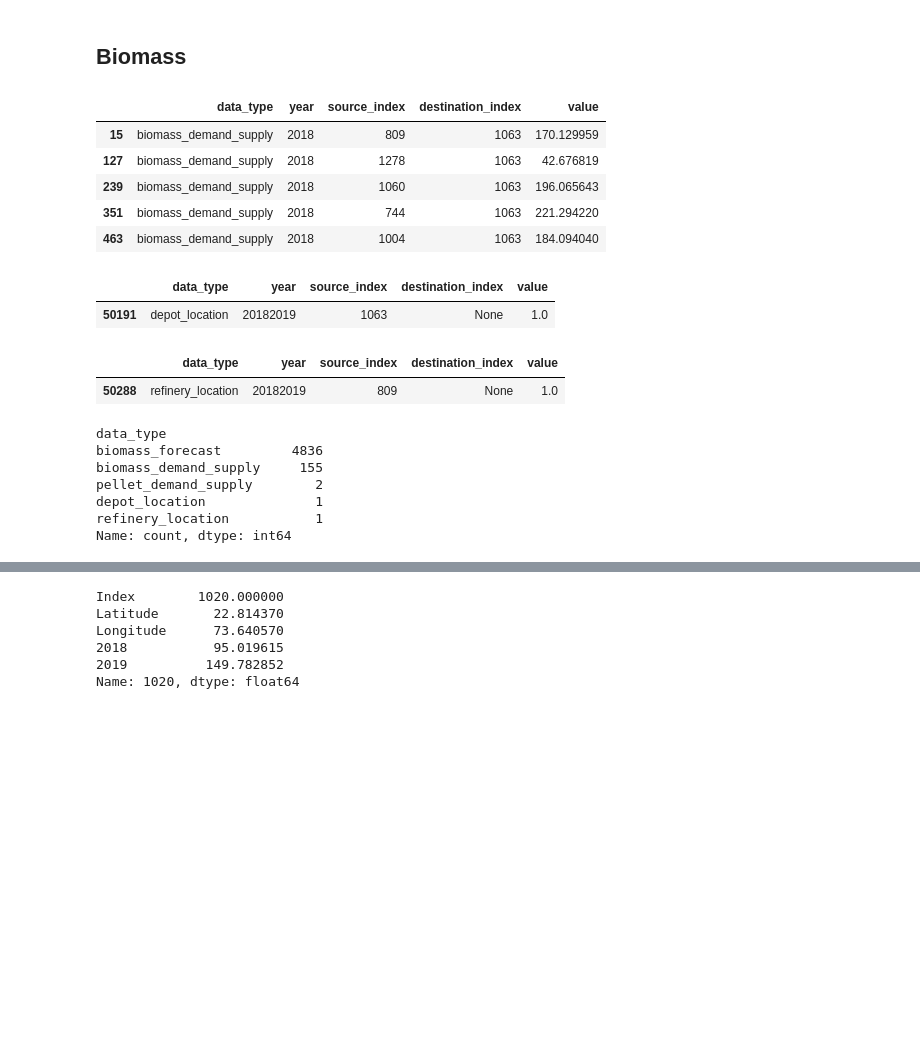
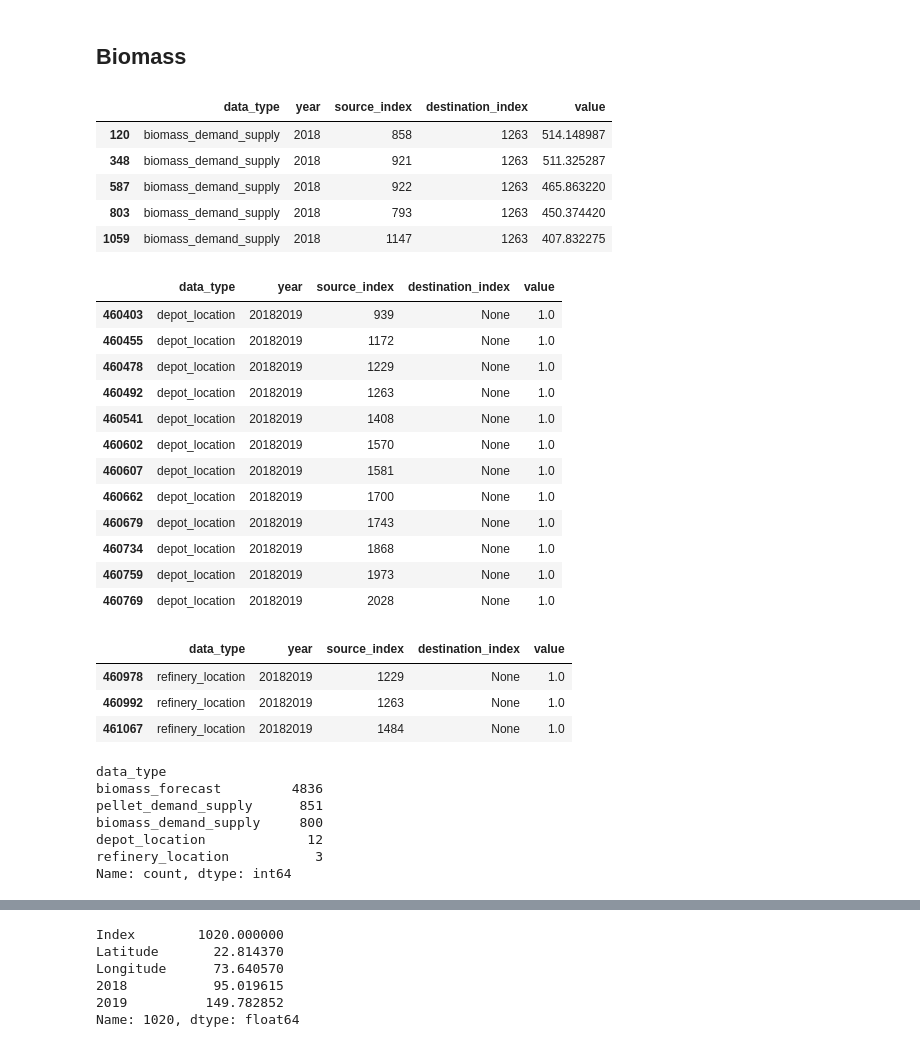
Before and after one commit to BecTome/SHELLAI_waste-to-energy, a Jupyter notebook: 002_Optimization/Alberto/Format_submission.ipynb, the cells around one changed output, grey strips where cells are left out. Saved outputs shown, nothing was run; the diff lists cells and outputs as text; code cells hidden in the pictures; blank space fills up the shorter version.

```diff
--- a/002_Optimization/Alberto/Format_submission.ipynb
+++ b/002_Optimization/Alberto/Format_submission.ipynb
@@ -6,7 +6,7 @@ import os
 
 SYNTH_DATA_PATH = '../data'
 OUT_SYNTH_DATA_PATH = '../output'
-SOLUTION_FILE = 'solution_28_07_2023_18_29_25.csv'
+SOLUTION_FILE = 'solution_17_08_2023_01_57_09.csv'
 # %% [markdown]
 - We have provided a sample solution.csv file for your reference. Your submission must
 follow the same format.
@@ -103,30 +103,43 @@ df_sol_proc = pd.concat([df_sol_proc, df_fc_sol])
 df_sol_proc.head()
 # %% [output]
 |  | data_type | year | source_index | destination_index | value |
-| 15 | biomass_demand_supply | 2018 | 809 | 1063 | 170.129959 |
-| 127 | biomass_demand_supply | 2018 | 1278 | 1063 | 42.676819 |
-| 239 | biomass_demand_supply | 2018 | 1060 | 1063 | 196.065643 |
-| 351 | biomass_demand_supply | 2018 | 744 | 1063 | 221.294220 |
-| 463 | biomass_demand_supply | 2018 | 1004 | 1063 | 184.094040 |
+| 120 | biomass_demand_supply | 2018 | 858 | 1263 | 514.148987 |
+| 348 | biomass_demand_supply | 2018 | 921 | 1263 | 511.325287 |
+| 587 | biomass_demand_supply | 2018 | 922 | 1263 | 465.863220 |
+| 803 | biomass_demand_supply | 2018 | 793 | 1263 | 450.374420 |
+| 1059 | biomass_demand_supply | 2018 | 1147 | 1263 | 407.832275 |
 # %%
-df_sol_proc[df_sol_proc['data_type'] == 'depot_location'].head()
+df_sol_proc[df_sol_proc['data_type'] == 'depot_location']#.head()
 # %% [output]
 |  | data_type | year | source_index | destination_index | value |
-| 50191 | depot_location | 20182019 | 1063 | None | 1.0 |
+| 460403 | depot_location | 20182019 | 939 | None | 1.0 |
+| 460455 | depot_location | 20182019 | 1172 | None | 1.0 |
+| 460478 | depot_location | 20182019 | 1229 | None | 1.0 |
+| 460492 | depot_location | 20182019 | 1263 | None | 1.0 |
+| 460541 | depot_location | 20182019 | 1408 | None | 1.0 |
+| 460602 | depot_location | 20182019 | 1570 | None | 1.0 |
+| 460607 | depot_location | 20182019 | 1581 | None | 1.0 |
+| 460662 | depot_location | 20182019 | 1700 | None | 1.0 |
+| 460679 | depot_location | 20182019 | 1743 | None | 1.0 |
+| 460734 | depot_location | 20182019 | 1868 | None | 1.0 |
+| 460759 | depot_location | 20182019 | 1973 | None | 1.0 |
+| 460769 | depot_location | 20182019 | 2028 | None | 1.0 |
 # %%
-df_sol_proc[df_sol_proc['data_type'] == 'refinery_location'].head()
+df_sol_proc[df_sol_proc['data_type'] == 'refinery_location']#.head()
 # %% [output]
 |  | data_type | year | source_index | destination_index | value |
-| 50288 | refinery_location | 20182019 | 809 | None | 1.0 |
+| 460978 | refinery_location | 20182019 | 1229 | None | 1.0 |
+| 460992 | refinery_location | 20182019 | 1263 | None | 1.0 |
+| 461067 | refinery_location | 20182019 | 1484 | None | 1.0 |
 # %%
 df_sol_proc.data_type.value_counts()
 # %% [output]
 data_type
 biomass_forecast         4836
-biomass_demand_supply     155
-pellet_demand_supply        2
-depot_location              1
-refinery_location           1
+pellet_demand_supply      851
+biomass_demand_supply     800
+depot_location             12
+refinery_location           3
 Name: count, dtype: int64
 # %%
 df_sol_proc[df_sol_proc['data_type'] == 'biomass_demand_supply']#.head()
```
Also changed, not shown: parts of 10 cells of this notebook, 5 other files.
